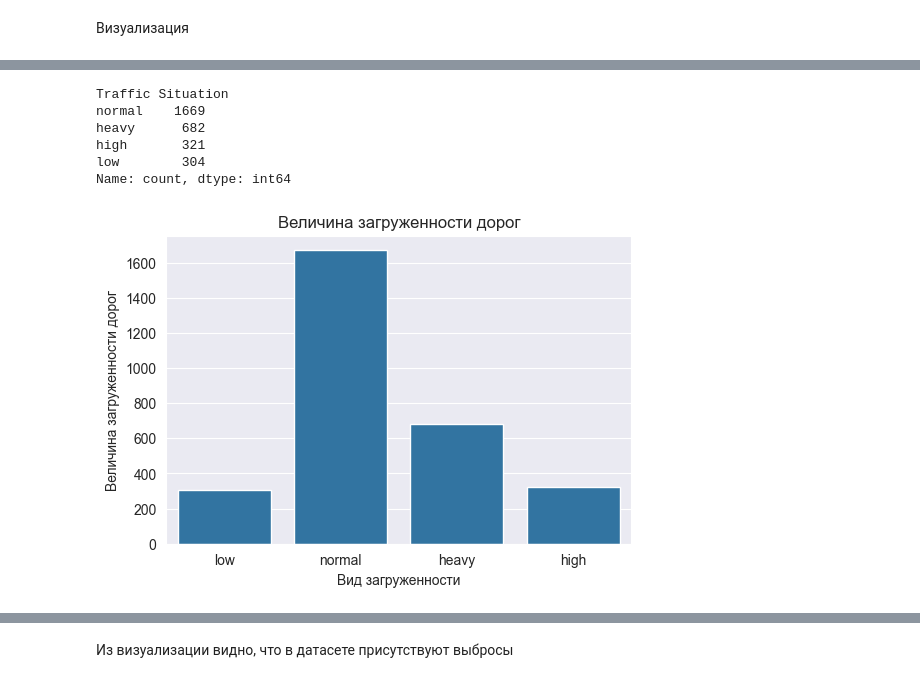
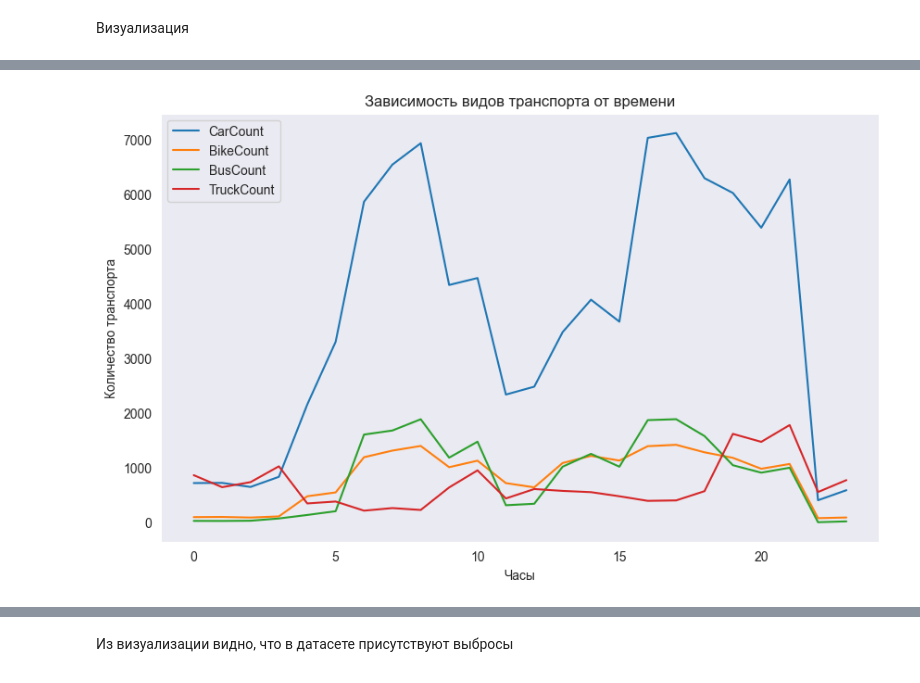
Before and after one commit to lyubashaa/data_science, a Jupyter notebook: HW4/HW4.ipynb, the cells around one changed output, grey strips where cells are left out. Saved outputs shown, nothing was run; the diff lists cells and outputs as text; code cells hidden in the pictures.

```diff
--- a/HW4/HW4.ipynb
+++ b/HW4/HW4.ipynb
@@ -132,20 +132,0 @@ plt.show()
-# %%
-# Проверка, количесва данных в каждом классе, чтобы понять, насколько сбалансирован датасет
-df['Traffic Situation'].value_counts()
-# %% [output]
-Traffic Situation
-normal    1669
-heavy      682
-high       321
-low        304
-Name: count, dtype: int64
-# %%
-# Величина загруженности дорог
-plt.figure(figsize=(6, 4))
-sns.countplot(x='Traffic Situation', data=df)
-plt.title('Величина загруженности дорог')
-plt.xlabel('Вид загруженности')
-plt.ylabel('Величина загруженности дорог')
-plt.show()
-# %% [output]
-[figure, removed]
@@ -152,2 +143,19 @@ plt.show()
+# %%
+# Построение линейных графиков для каждого вида транспорта в зависимости от времени
+import matplotlib.pyplot as plt
+plt.figure(figsize=(10, 6))
+
+for column in ['CarCount', 'BikeCount', 'BusCount', 'TruckCount']:
+    plt.plot(hourly_traffic['Hour'], hourly_traffic[column], label=column)
+
+# Оформление графика
+plt.title('Зависимость видов транспорта от времени')
+plt.xlabel('Часы')
+plt.ylabel('Количество транспорта')
+plt.legend()
+plt.grid()
+plt.show()
+# %% [output]
+[figure, added]
 # %%
 # Кодирование категориальных признаков
```
Also changed, not shown: parts of 40 cells of this notebook, 2 other files.
